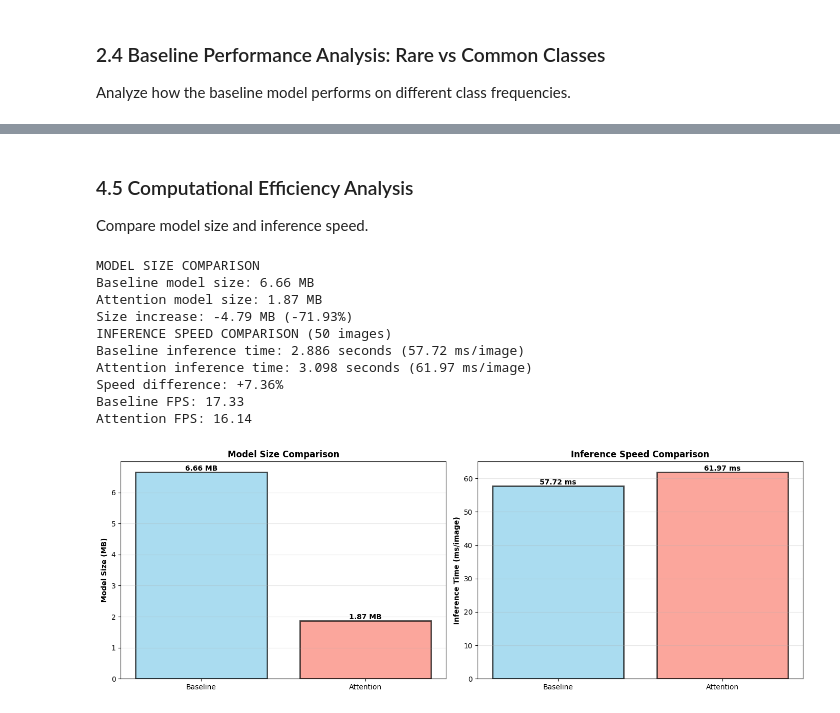
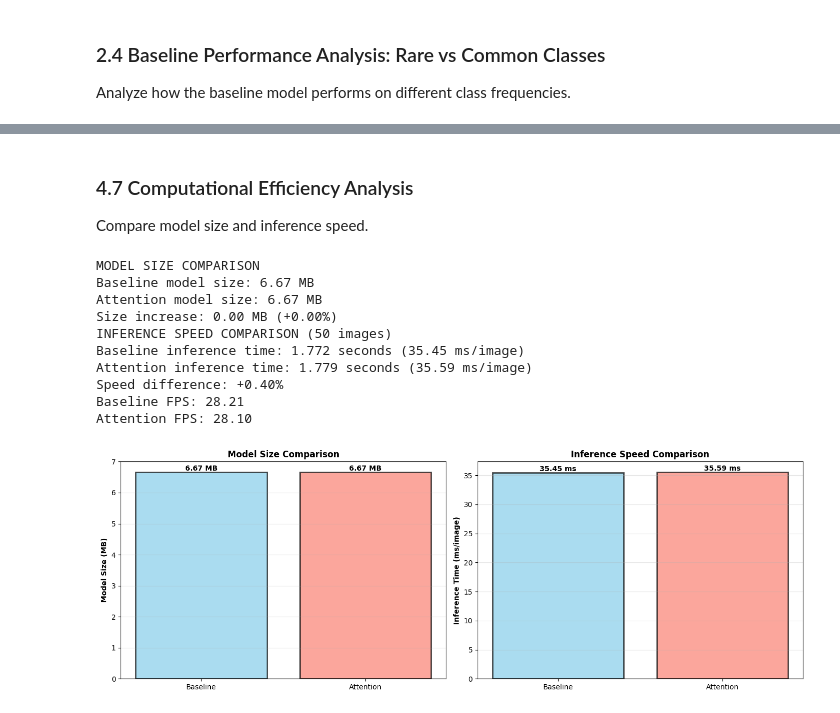
Before and after one commit to Avinna10/TrafficSign, a Jupyter notebook: traffic-sign.ipynb, the cells around one changed output, grey strips where cells are left out. Saved outputs shown, nothing was run; the diff lists cells and outputs as text; code cells hidden in the pictures.

Commit message:
Update CBAM integration
Train on 100 epochs with change in hyperparameters

```diff
--- a/traffic-sign.ipynb
+++ b/traffic-sign.ipynb
@@ -238,14 +61,8 @@ Utility functions module loaded!
 # %% [markdown]
 ### 1.2 Define Paths and Create Directory Structure
 # %%
-# For Kaggle environment
-# DATA_ROOT = "/kaggle/input/tt100k-2021/tt100k_2021"
-# WORK_ROOT = "/kaggle/working/"
-
-# For local environment
-DATA_ROOT = "tt100k_2021"
-WORK_ROOT = ""
-
+DATA_ROOT = "/kaggle/input/tt100k-2021/tt100k_2021"
+WORK_ROOT = "/kaggle/working/"
 OUT_ROOT = f"{WORK_ROOT}tt100k_yolo"
 
 ANN_PATH = os.path.join(DATA_ROOT, "annotations_all.json")
@@ -1036,6 +755,6 @@ Evaluate both models on validation set and compare key metrics.
 # %%
 # Load both models
-model_baseline = YOLO(f"{WORK_ROOT}runs/detect/train/weights/best.pt")
+model_baseline = YOLO(f"{WORK_ROOT}runs/detect/train_baseline/weights/best.pt")
 model_attention = YOLO(f"{WORK_ROOT}runs/detect/train_attention/weights/best.pt")
 
 print("MODEL COMPARISON: Baseline YOLOv8n vs Attention-Enhanced YOLOv8n")
@@ -1345,11 +1044,11 @@ print(" Prediction comparison complete!")
  Prediction comparison complete!
 # %% [markdown]
-### 4.5 Computational Efficiency Analysis
+### 4.7 Computational Efficiency Analysis
 
 Compare model size and inference speed.
 # %%
 # Model size comparison
-baseline_size = os.path.getsize(f"{WORK_ROOT}runs/detect/train/weights/best.pt") / (1024 * 1024)  # MB
+baseline_size = os.path.getsize(f"{WORK_ROOT}runs/detect/train_baseline/weights/best.pt") / (1024 * 1024)  # MB
 attention_size = os.path.getsize(f"{WORK_ROOT}runs/detect/train_attention/weights/best.pt") / (1024 * 1024)  # MB
 
 print("MODEL SIZE COMPARISON")
@@ -1393,39 +1092,39 @@ ax.set_ylabel('Model Size (MB)', fontweight='bold')
 ax.set_title('Model Size Comparison', fontweight='bold', fontsize=12)
 ax.grid(axis='y', alpha=0.3)
 
 # Add value labels on bars
 for bar, size in zip(bars, sizes):
     height = bar.get_height()
     ax.text(bar.get_x() + bar.get_width()/2., height,
             f'{size:.2f} MB',
             ha='center', va='bottom', fontweight='bold')
 
 # Speed comparison
 ax = axes[1]
 times = [baseline_time/50*1000, attention_time/50*1000]
 bars = ax.bar(models, times, color=colors, alpha=0.7, edgecolor='black', linewidth=2)
 ax.set_ylabel('Inference Time (ms/image)', fontweight='bold')
 ax.set_title('Inference Speed Comparison', fontweight='bold', fontsize=12)
 ax.grid(axis='y', alpha=0.3)
 
 # Add value labels on bars
 for bar, time_val in zip(bars, times):
     height = bar.get_height()
     ax.text(bar.get_x() + bar.get_width()/2., height,
             f'{time_val:.2f} ms',
             ha='center', va='bottom', fontweight='bold')
 
 plt.tight_layout()
 plt.show()
 # %% [output]
 MODEL SIZE COMPARISON
-Baseline model size: 6.66 MB
-Attention model size: 1.87 MB
-Size increase: -4.79 MB (-71.93%)
+Baseline model size: 6.67 MB
+Attention model size: 6.67 MB
+Size increase: 0.00 MB (+0.00%)
 INFERENCE SPEED COMPARISON (50 images)
-Baseline inference time: 2.886 seconds (57.72 ms/image)
-Attention inference time: 3.098 seconds (61.97 ms/image)
-Speed difference: +7.36%
-Baseline FPS: 17.33
-Attention FPS: 16.14
+Baseline inference time: 1.772 seconds (35.45 ms/image)
+Attention inference time: 1.779 seconds (35.59 ms/image)
+Speed difference: +0.40%
+Baseline FPS: 28.21
+Attention FPS: 28.10
-[figure, old version]
+[figure, new version]
```
Also changed, not shown: parts of 42 cells of this notebook, 1 other file.
